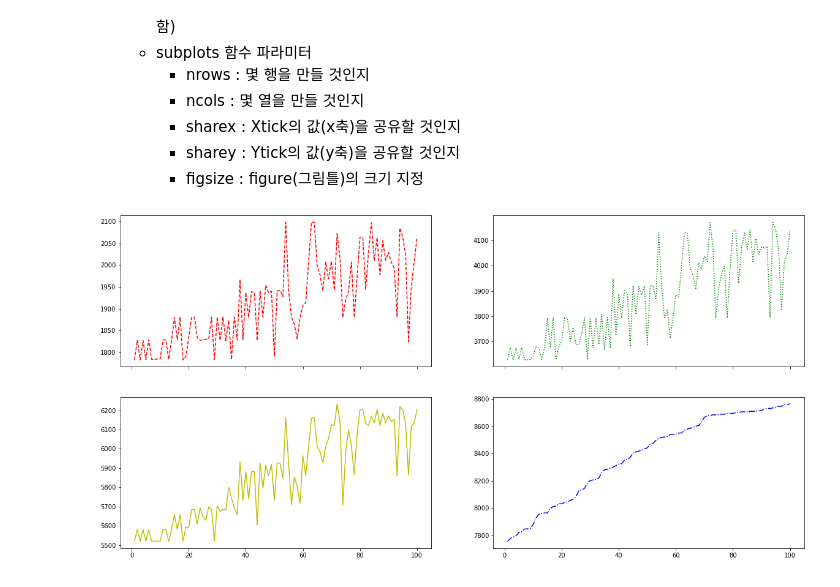
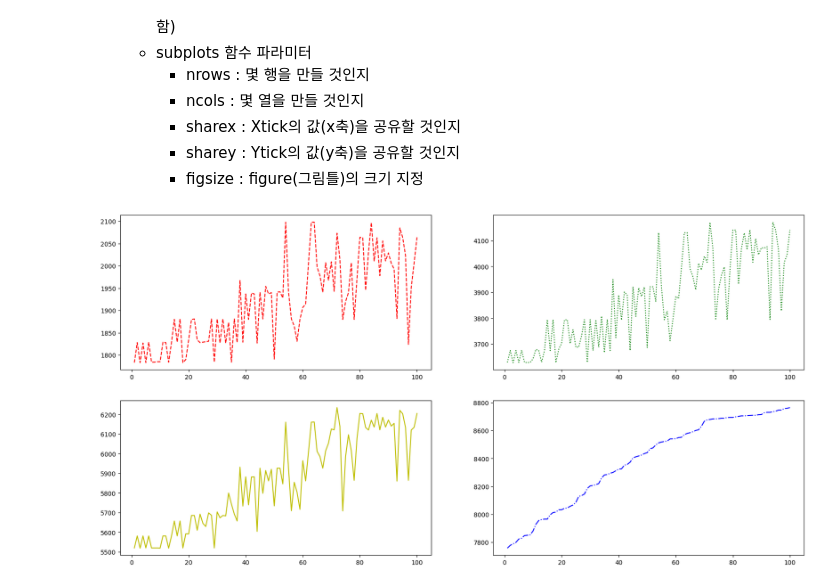
Before and after one commit to jhsongok/MLDL, a Jupyter notebook: Matplotlib/4. line graph.ipynb, the cells around one changed output. Cells and saved outputs as stored; diff of their text form; code cells hidden in the pictures.

```diff
--- a/Matplotlib/4. line graph.ipynb
+++ b/Matplotlib/4. line graph.ipynb
@@ -5,7 +5,7 @@
 import pandas as pd
 
 # marathon_2015_2017.csv 파일을 읽어옵니다.
-marathon_2015_2017 = pd.read_csv("../marathon_data/marathon_2015_2017.csv")
+marathon_2015_2017 = pd.read_csv("marathon_2015_2017.csv")
 
 # matplotlib 를 불러옵니다.
 import matplotlib.pyplot as plt
@@ -226,13 +226,13 @@ plt.show()
       + sharey : Ytick의 값(y축)을 공유할 것인지
       + figsize : figure(그림틀)의 크기 지정
 # %%
-fig, axs = plt.subplots(nrows=2, ncols=2, sharex=True, sharey=False, figsize=(20,10))
+fig, axs = plt.subplots(nrows=2, ncols=2, sharex=False, sharey=False, figsize=(20,10))
 axs[0,0].plot(xData, yData_10K, 'r--')
 axs[0,1].plot(xData, yData_20K, 'g:')
 axs[1,0].plot(xData, yData_30K, 'y-')
 axs[1,1].plot(xData, yData_final, 'b-.')
 
 # 그래프를 출력
 plt.show()
 # %% [output]
-[figure, old version]
+[figure, new version]
```
Also changed, not shown: parts of 2 cells of this notebook, 9 other files.
